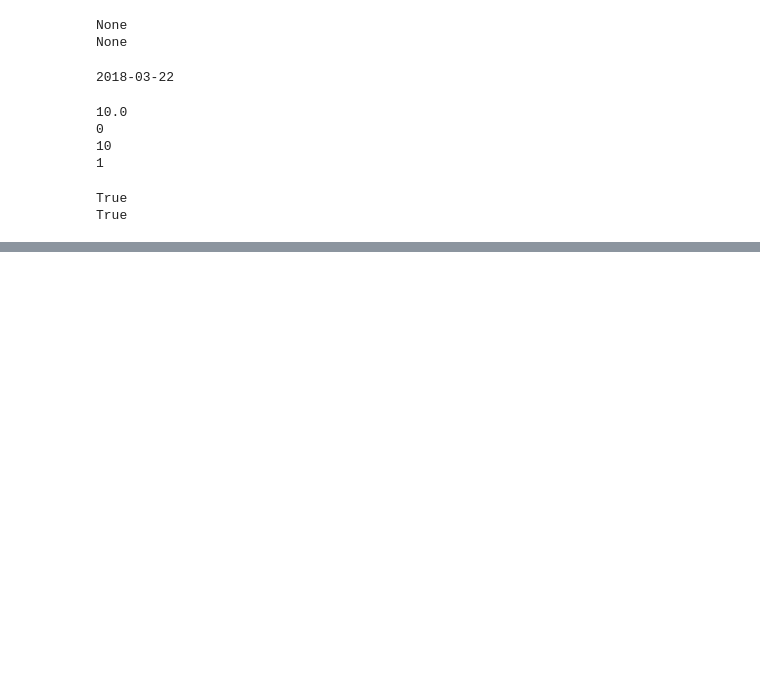
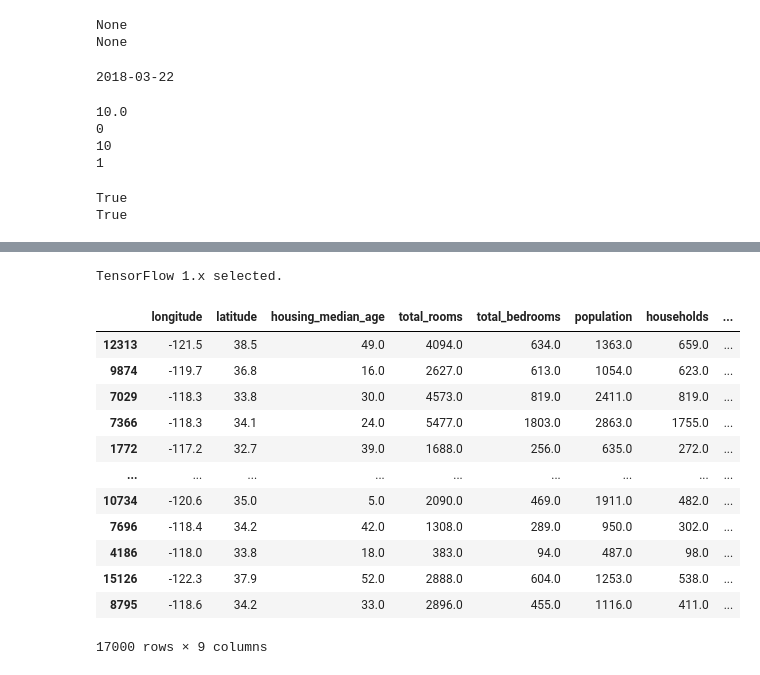
Before and after one commit to fuxi2003/24thWPC, a Jupyter notebook: tensorflowbeginning.ipynb, the cells around one changed output, grey strips where cells are left out. Cells and saved outputs as stored; diff of their text form; code cells hidden in the pictures; blank space fills up the shorter version.

```diff
--- a/tensorflowbeginning.ipynb
+++ b/tensorflowbeginning.ipynb
@@ -162,3 +162,24 @@ slider = widgets.IntSlider(value=5, max=10)
 display(slider)
 # %% [output]
 [interactive output not drawn]
+# %%
+from __future__ import print_function
+
+import math
+
+from IPython import display
+from matplotlib import cm
+from matplotlib import gridspec
+from matplotlib import pyplot as plt
+import numpy as np
+import pandas as pd
+from sklearn import metrics
+%tensorflow_version 1.x
+import tensorflow as tf
+from tensorflow.python.data import Dataset
+
+tf.logging.set_verbosity(tf.logging.ERROR)
+pd.options.display.max_rows = 10
+pd.options.display.float_format = '{:.1f}'.format
+# %% [output]
+TensorFlow 1.x selected.
@@ -164,0 +188,19 @@ display(slider)
+# %%
+california_housing_dataframe = california_housing_dataframe.reindex(
+    np.random.permutation(california_housing_dataframe.index))
+california_housing_dataframe["median_house_value"] /= 1000.0
+california_housing_dataframe
+# %% [output]
+|  | longitude | latitude | housing_median_age | total_rooms | total_bedrooms | population | households | ... |
+| 12313 | -121.5 | 38.5 | 49.0 | 4094.0 | 634.0 | 1363.0 | 659.0 | ... |
+| 9874 | -119.7 | 36.8 | 16.0 | 2627.0 | 613.0 | 1054.0 | 623.0 | ... |
+| 7029 | -118.3 | 33.8 | 30.0 | 4573.0 | 819.0 | 2411.0 | 819.0 | ... |
+| 7366 | -118.3 | 34.1 | 24.0 | 5477.0 | 1803.0 | 2863.0 | 1755.0 | ... |
+| 1772 | -117.2 | 32.7 | 39.0 | 1688.0 | 256.0 | 635.0 | 272.0 | ... |
+| ... | ... | ... | ... | ... | ... | ... | ... | ... |
+| 10734 | -120.6 | 35.0 | 5.0 | 2090.0 | 469.0 | 1911.0 | 482.0 | ... |
+| 7696 | -118.4 | 34.2 | 42.0 | 1308.0 | 289.0 | 950.0 | 302.0 | ... |
+| 4186 | -118.0 | 33.8 | 18.0 | 383.0 | 94.0 | 487.0 | 98.0 | ... |
+| 15126 | -122.3 | 37.9 | 52.0 | 2888.0 | 604.0 | 1253.0 | 538.0 | ... |
+| 8795 | -118.6 | 34.2 | 33.0 | 2896.0 | 455.0 | 1116.0 | 411.0 | ... |
+17000 rows × 9 columns
```
Also changed, not shown: parts of 15 cells of this notebook.
